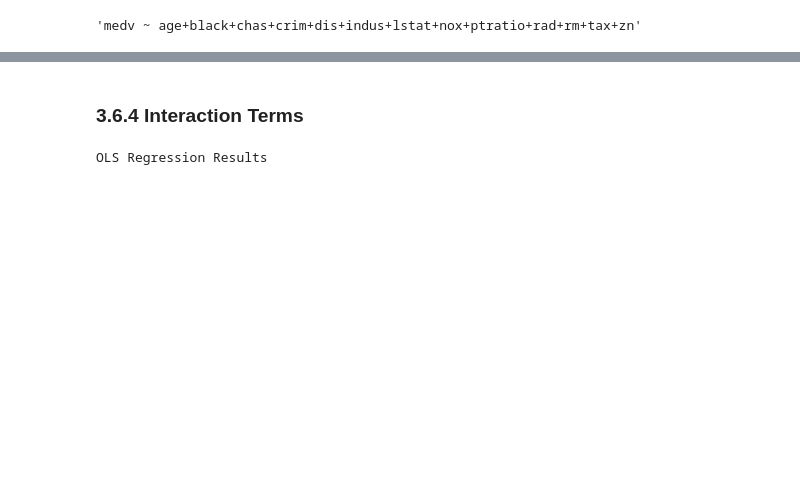
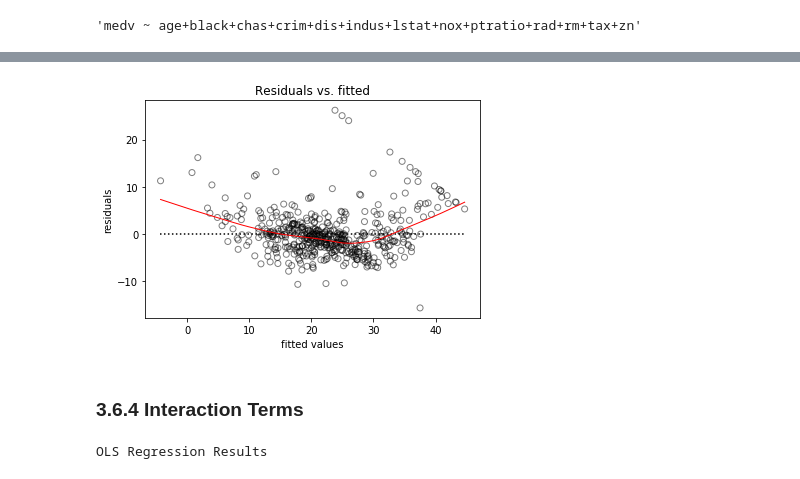
Before and after one commit to joswoo/pattern-recognition, a Jupyter notebook: lab3.ipynb, the cells around one changed output, grey strips where cells are left out. Drawn from its saved outputs; the diff is of its cells as text; code cells hidden in the pictures; blank space fills up the shorter version.

```diff
--- a/lab3.ipynb
+++ b/lab3.ipynb
@@ -187,6 +263,11 @@ OLS Regression Results
 | Prob(Omnibus): | 0.000 | Jarque-Bera (JB): | 783.126 |
 | Skew: | 1.521 | Prob(JB): | 8.84e-171 |
 | Kurtosis: | 8.281 | Cond. No. | 1.51e+04 |
+# %%
+# check residual plot
+plotResidue(lm_fit.predict(), lm_fit.resid)  # this function is defined above
+# %% [output]
+[figure, added]
 # %% [markdown]
 ### 3.6.4 Interaction Terms
 # %%
```
Also changed, not shown: parts of 14 cells of this notebook.
